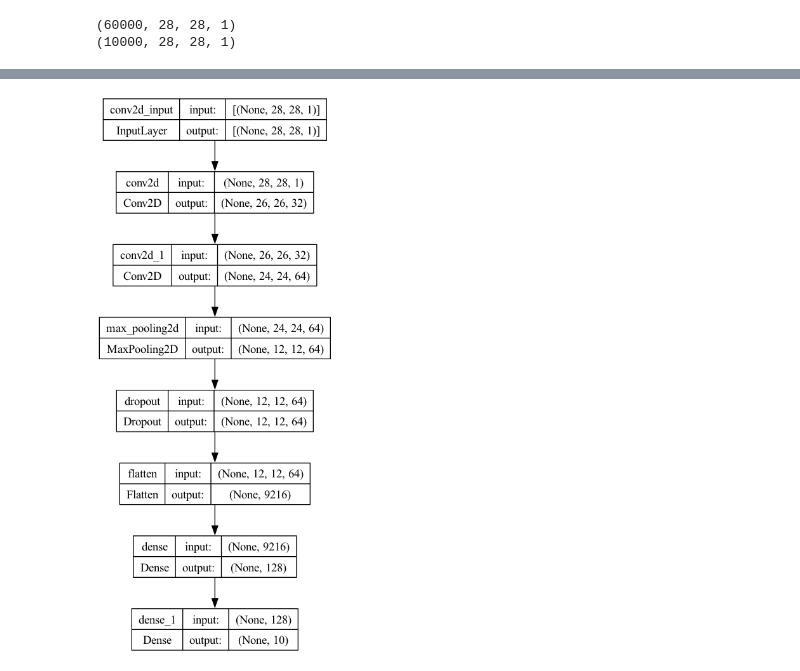
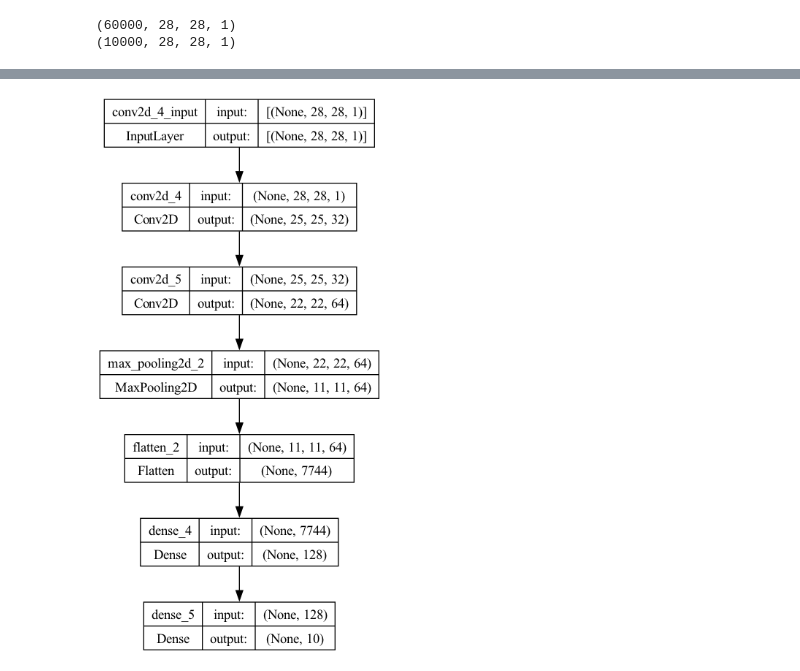
Before and after one commit to qlinhta/iasd-psl, a Jupyter notebook: deeplearning/mnist.ipynb, the cells around one changed output, grey strips where cells are left out. Drawn from its saved outputs; the diff is of its cells as text; code cells hidden in the pictures.

```diff
--- a/deeplearning/mnist.ipynb
+++ b/deeplearning/mnist.ipynb
@@ -49,10 +49,10 @@ print(X_test.shape)
 (10000, 28, 28, 1)
 # %%
 model = Sequential()
-model.add(Conv2D(32, kernel_size=(3, 3), activation='relu', input_shape=(28, 28, 1)))
-model.add(Conv2D(64, kernel_size=(3, 3), activation='relu'))
+model.add(Conv2D(32, kernel_size=(4, 4), activation='relu', input_shape=(28, 28, 1)))
+model.add(Conv2D(64, kernel_size=(4, 4), activation='relu'))
 model.add(MaxPooling2D())
-model.add(Dropout(0.25))
+# model.add(Dropout(0.25))
 model.add(Flatten())
 model.add(Dense(128, activation='relu'))
 model.add(Dense(10, activation='softmax'))
@@ -115,8 +110,8 @@ model.evaluate(X_test, y_test)
 # %%
 from tensorflow.keras.utils import plot_model
-plot_model(model, to_file='model.png', show_shapes=True, show_layer_names=True)
+plot_model(model, show_shapes=True, show_layer_names=True)
 # %% [output]
-[figure, old version]
+[figure, new version]
 # %%
 fig, axes = plt.subplots(2, 5, figsize=(6, 3))
 axes = axes.flatten()
```
Also changed, not shown: parts of 4 cells of this notebook, 1 other file.
